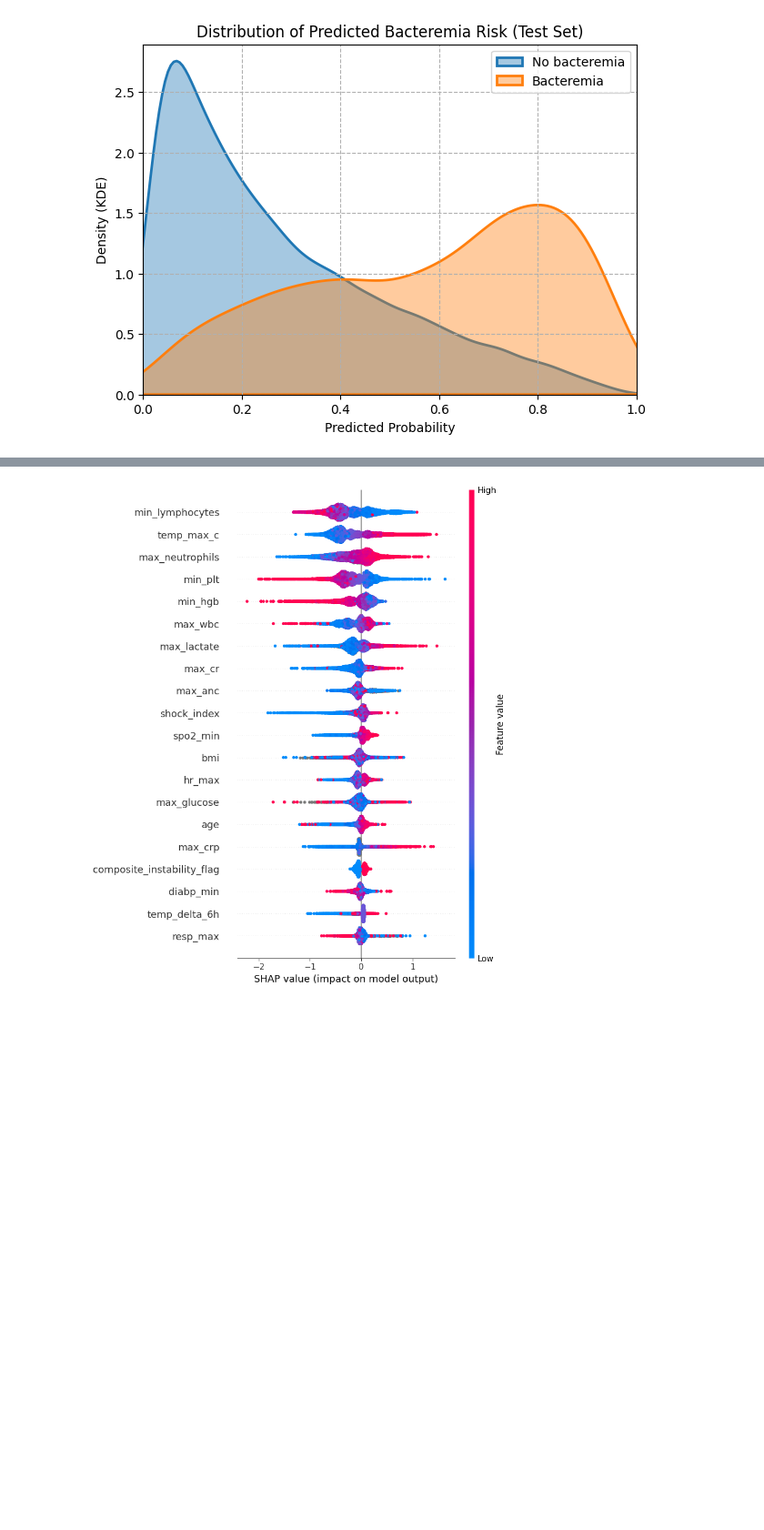
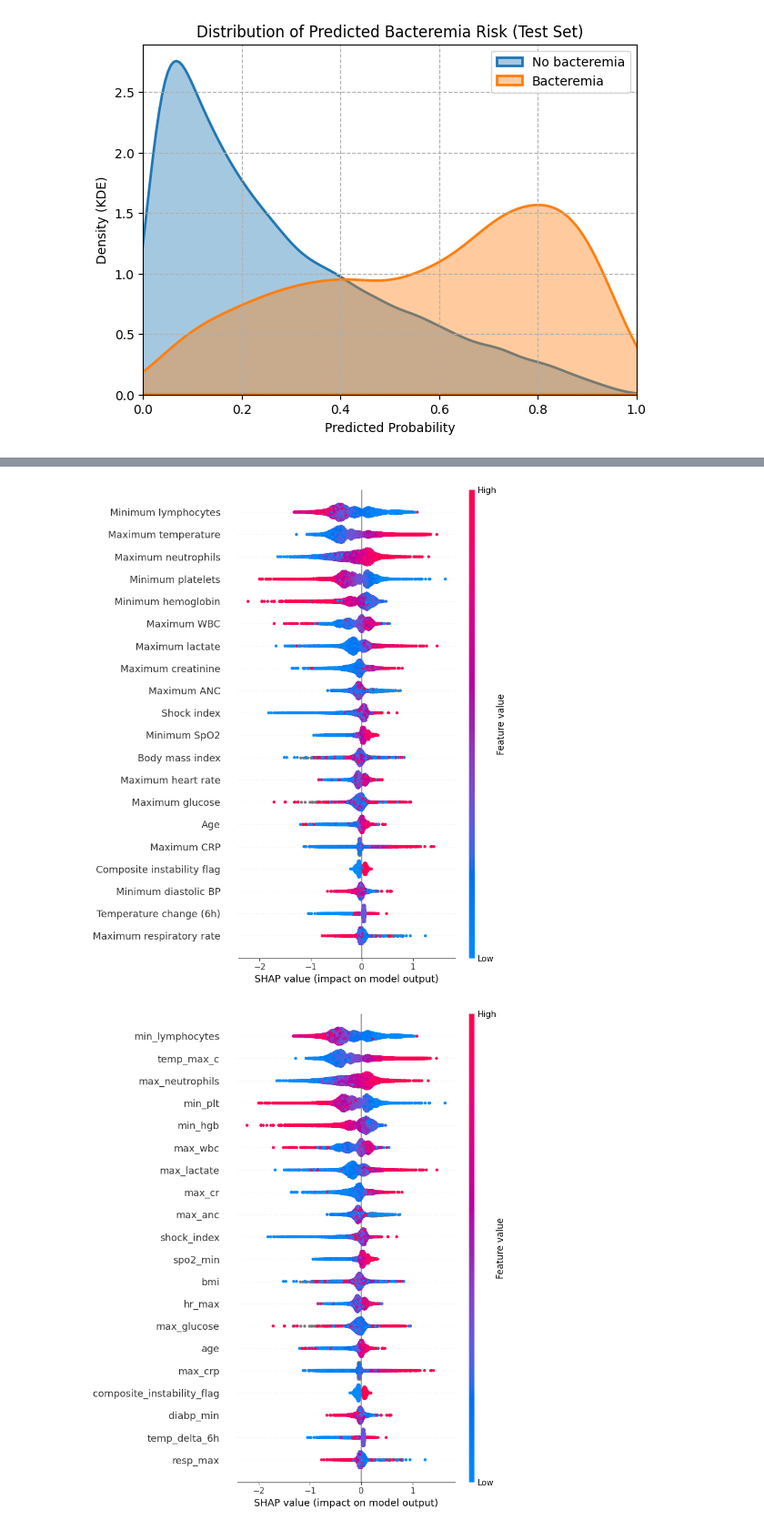
Before and after one commit to HealthRex/CDSS, a Jupyter notebook: scripts/Blood_Culture_Stewardship/Adult_refactor/src/cohort_generation_2024/blood_culture_adult_cohort_data_preprocessing_and_xgboost_training(latest).ipynb, the cells around one changed output, grey strips where cells are left out. Shown at 91% size. Saved outputs shown, nothing was run; the diff lists cells and outputs as text; code cells hidden in the pictures; blank space fills up the shorter version.

```diff
--- a/scripts/Blood_Culture_Stewardship/Adult_refactor/src/cohort_generation_2024/blood_culture_adult_cohort_data_preprocessing_and_xgboost_training(latest).ipynb
+++ b/scripts/Blood_Culture_Stewardship/Adult_refactor/src/cohort_generation_2024/blood_culture_adult_cohort_data_preprocessing_and_xgboost_training(latest).ipynb
@@ -756,3 +773,44 @@ NPV:                   0.989
+# %%
+import shap
+import matplotlib.pyplot as plt
+
+# Define the renaming dictionary based on your rules
+feature_names = {
+    'temp_max_c': 'Maximum temperature',
+    'min_lymphocytes': 'Minimum lymphocytes',
+    'max_neutrophils': 'Maximum neutrophils',
+    'min_plt': 'Minimum platelets',
+    'min_hgb': 'Minimum hemoglobin',
+    'max_crp': 'Maximum CRP',
+    'max_wbc': 'Maximum WBC',
+    'max_cr': 'Maximum creatinine',
+    'max_lactate': 'Maximum lactate',
+    'shock_index': 'Shock index',
+    'max_anc': 'Maximum ANC',
+    'bmi': 'Body mass index',
+    'hr_max': 'Maximum heart rate',
+    'max_glucose': 'Maximum glucose',
+    'age': 'Age',
+    # Additional features from your plot (following same pattern)
+    'spo2_min': 'Minimum SpO2',
+    'composite_instability_flag': 'Composite instability flag',
+    'diabp_min': 'Minimum diastolic BP',
+    'temp_delta_6h': 'Temperature change (6h)',
+    'resp_max': 'Maximum respiratory rate'
+}
+
+# Create a copy of val_X with renamed columns
+val_X_renamed = val_X.rename(columns=feature_names)
+
+# Create the SHAP explainer
+explainer = shap.TreeExplainer(xgb)
+shap_values = explainer.shap_values(val_X)
+
+# Use the renamed DataFrame for the plot (feature names come from val_X_renamed)
+shap.summary_plot(shap_values, val_X_renamed, show=True)
+plt.show()
+# %% [output]
+[figure, added]
 # %%
 import shap
 import matplotlib.pyplot as plt
```
Also changed, not shown: parts of 4 cells of this notebook, 2 other files.
